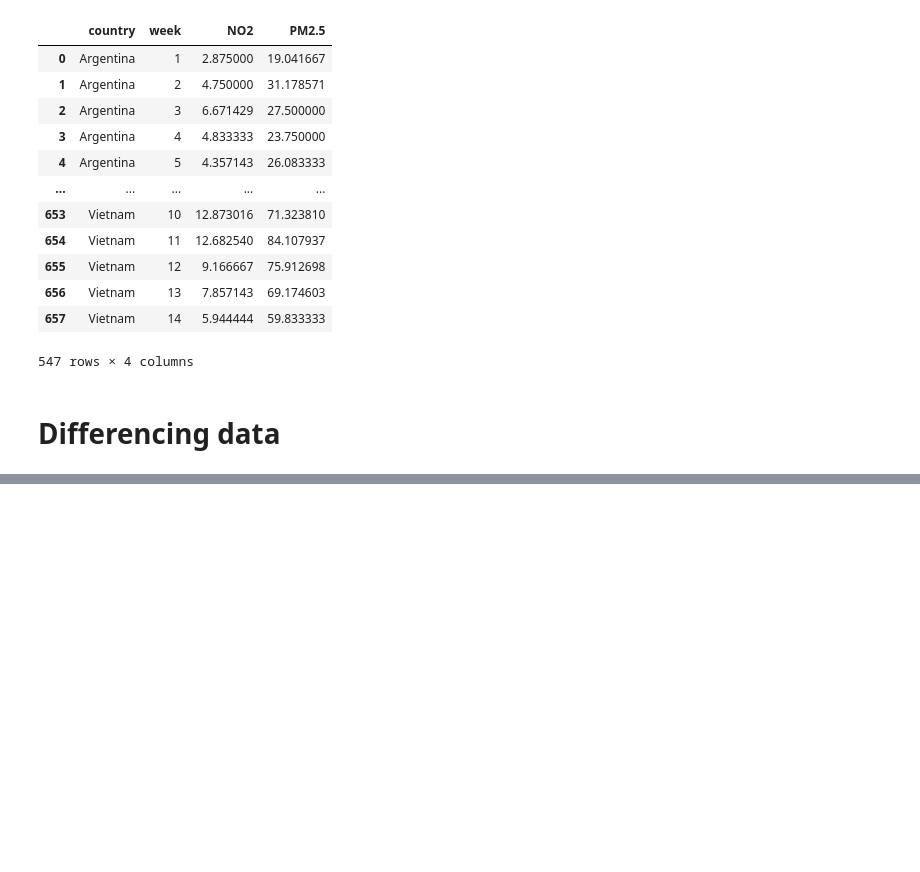
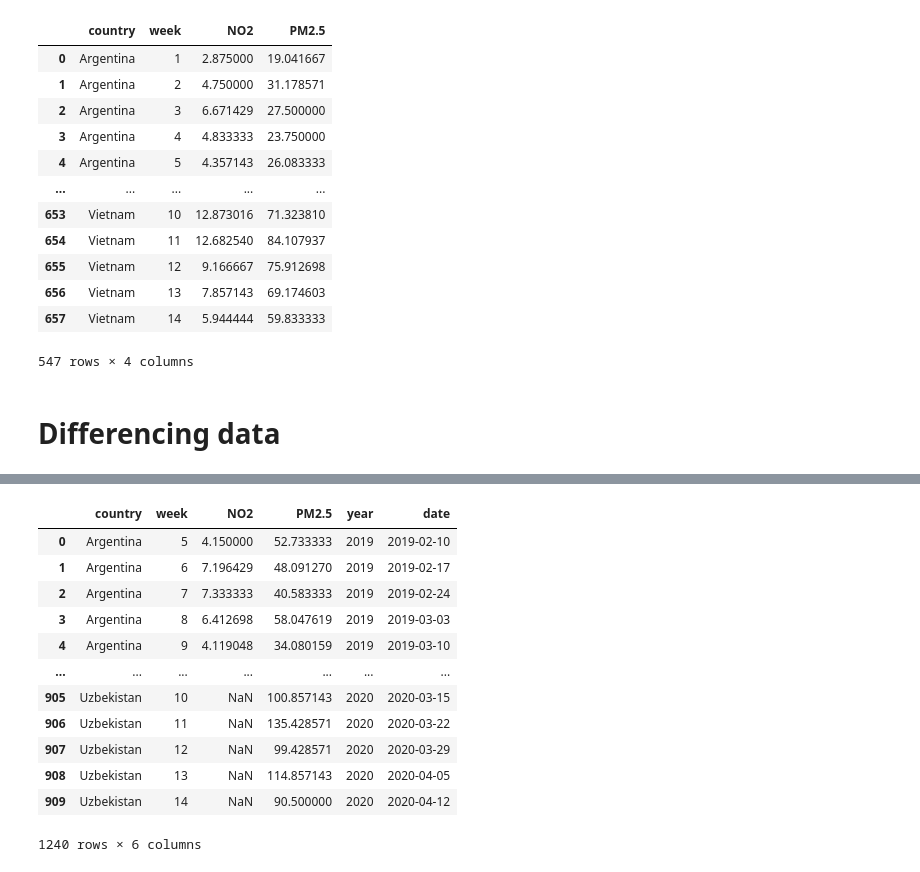
Before and after one commit to mayukh18/covidexplore, a Jupyter notebook: analysis/Data_analysis.ipynb, the cells around one changed output, grey strips where cells are left out. Cells and saved outputs as stored; diff of their text form; code cells hidden in the pictures; blank space fills up the shorter version.

```diff
--- a/analysis/Data_analysis.ipynb
+++ b/analysis/Data_analysis.ipynb
@@ -127,0 +172,17 @@ merged_df.to_csv("../data/2020_2019_difference.csv")
+# %%
+df_overall['date'] = pd.to_datetime((df_overall['year'].astype(str) + df_overall['week'].astype(str)).astype(str) + '0', format='%Y%W%w')
+df_overall
+# %% [output]
+|  | country | week | NO2 | PM2.5 | year | date |
+| 0 | Argentina | 5 | 4.150000 | 52.733333 | 2019 | 2019-02-10 |
+| 1 | Argentina | 6 | 7.196429 | 48.091270 | 2019 | 2019-02-17 |
+| 2 | Argentina | 7 | 7.333333 | 40.583333 | 2019 | 2019-02-24 |
+| 3 | Argentina | 8 | 6.412698 | 58.047619 | 2019 | 2019-03-03 |
+| 4 | Argentina | 9 | 4.119048 | 34.080159 | 2019 | 2019-03-10 |
+| ... | ... | ... | ... | ... | ... | ... |
+| 905 | Uzbekistan | 10 | NaN | 100.857143 | 2020 | 2020-03-15 |
+| 906 | Uzbekistan | 11 | NaN | 135.428571 | 2020 | 2020-03-22 |
+| 907 | Uzbekistan | 12 | NaN | 99.428571 | 2020 | 2020-03-29 |
+| 908 | Uzbekistan | 13 | NaN | 114.857143 | 2020 | 2020-04-05 |
+| 909 | Uzbekistan | 14 | NaN | 90.500000 | 2020 | 2020-04-12 |
+1240 rows × 6 columns
```
Also changed, not shown: parts of 10 cells of this notebook.
